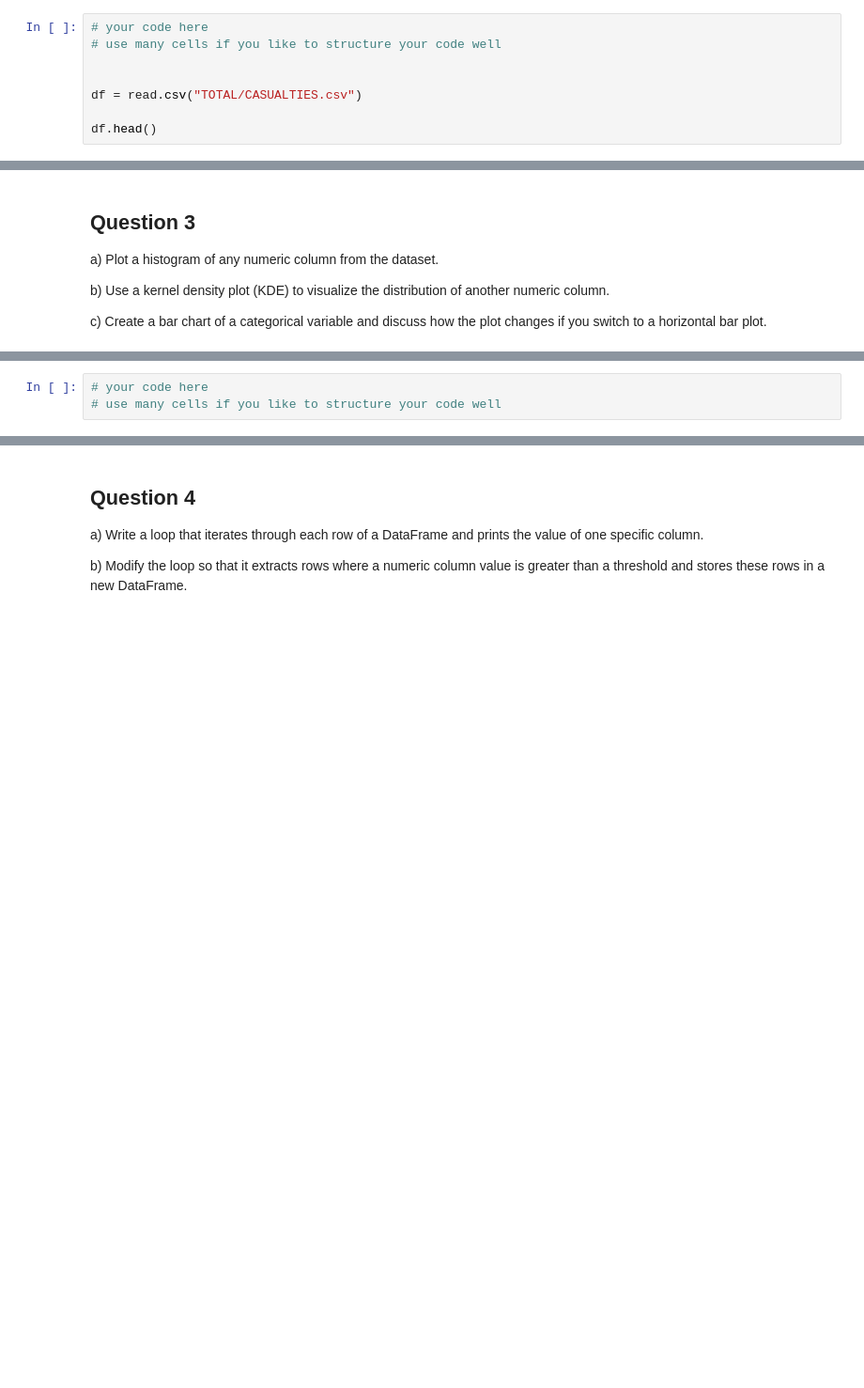
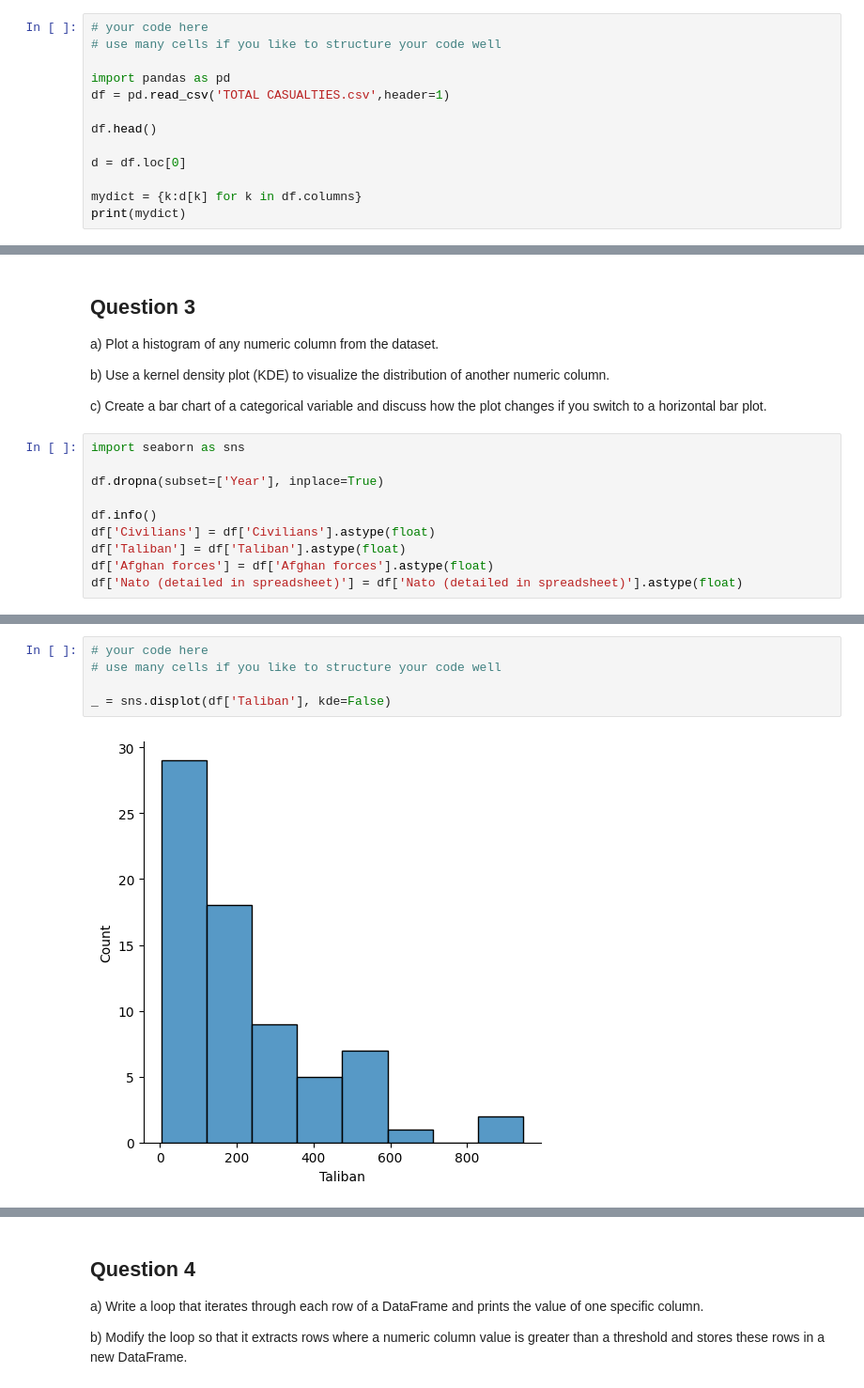
Before and after one commit to mannan272/data1, a Jupyter notebook: lab-01/Assignment2.ipynb, the cells around one changed output, grey strips where cells are left out. Shown: that part at 94% size. Cells and saved outputs as stored; diff of their text form; blank space fills up the shorter version.

```diff
--- a/lab-01/Assignment2.ipynb
+++ b/lab-01/Assignment2.ipynb
@@ -43,8 +47,13 @@ c) Extract the column names and create a dictionary where each column name is th
 # your code here
 # use many cells if you like to structure your code well
 
-
-df = read.csv("TOTAL/CASUALTIES.csv")
+import pandas as pd
+df = pd.read_csv('TOTAL CASUALTIES.csv',header=1)
 
 df.head()
+
+d = df.loc[0]
+
+mydict = {k:d[k] for k in df.columns}
+print(mydict)
 # %% [output]
@@ -56,3 +65,13 @@ a) Plot a histogram of any numeric column from the dataset.
 b) Use a kernel density plot (KDE) to visualize the distribution of another numeric column.
 
 c) Create a bar chart of a categorical variable and discuss how the plot changes if you switch to a horizontal bar plot.
+# %%
+import seaborn as sns
+
+df.dropna(subset=['Year'], inplace=True)
+
+df.info()
+df['Civilians'] = df['Civilians'].astype(float)
+df['Taliban'] = df['Taliban'].astype(float)
+df['Afghan forces'] = df['Afghan forces'].astype(float)
+df['Nato (detailed in spreadsheet)'] = df['Nato (detailed in spreadsheet)'].astype(float)
@@ -59,3 +93,7 @@ c) Create a bar chart of a categorical variable and discuss how the plot changes
 # %%
 # your code here
 # use many cells if you like to structure your code well
+
+_ = sns.displot(df['Taliban'], kde=False)
+# %% [output]
+[figure, added]
```
Also changed, not shown: parts of 11 cells of this notebook.
